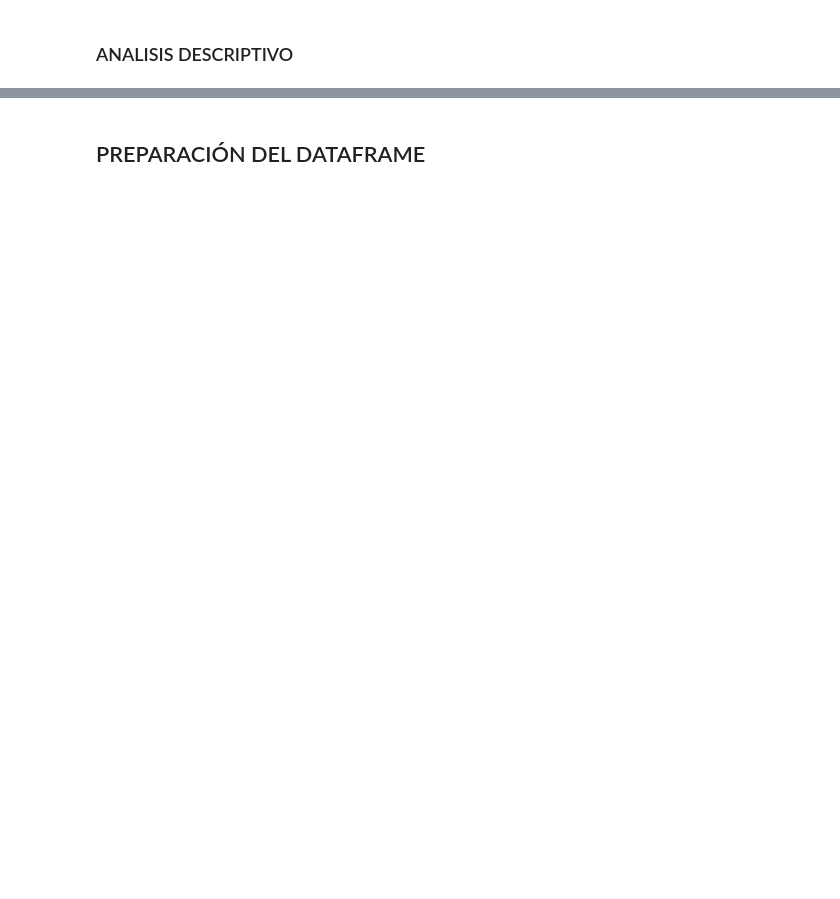
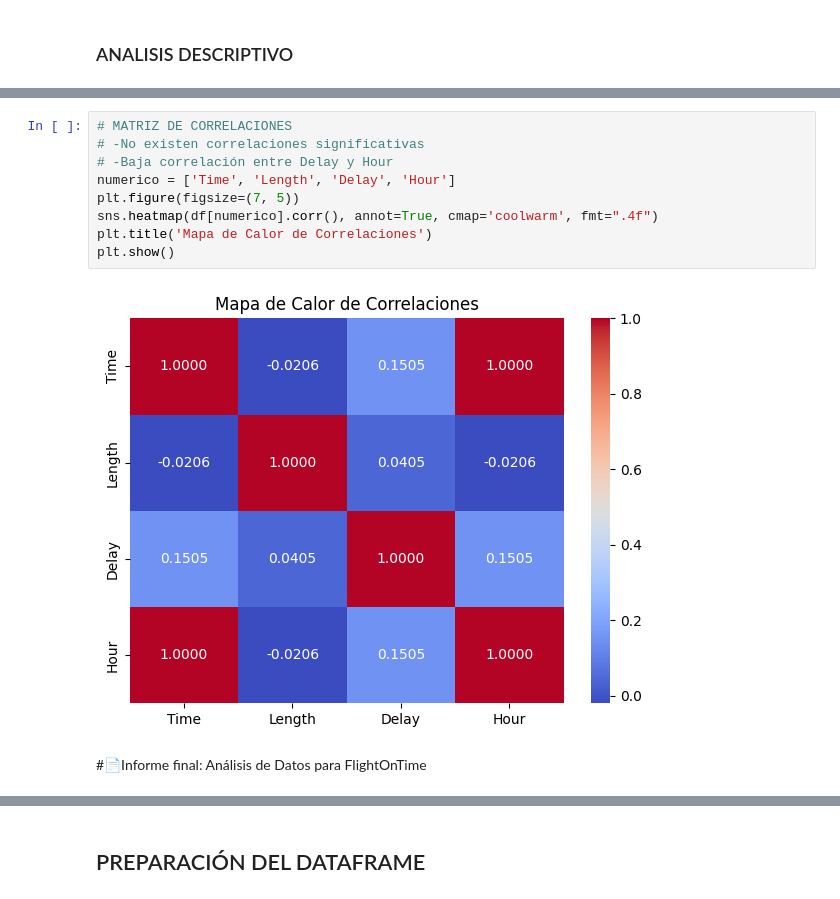
Before and after one commit to Sts87/FlightOnTime, a Jupyter notebook: FlightOnTime_Modelado 2.1.ipynb, the cells around one changed output, grey strips where cells are left out. Saved outputs shown, nothing was run; the diff lists cells and outputs as text; blank space fills up the shorter version.

Commit message:
Notas aclaratorias hasta Entrenamiento

```diff
--- a/FlightOnTime_Modelado 2.1.ipynb
+++ b/FlightOnTime_Modelado 2.1.ipynb
@@ -439,0 +352,13 @@ plt.title('Mapa de Calor de Correlaciones')
+# %%
+# MATRIZ DE CORRELACIONES
+# -No existen correlaciones significativas
+# -Baja correlación entre Delay y Hour
+numerico = ['Time', 'Length', 'Delay', 'Hour']
+plt.figure(figsize=(7, 5))
+sns.heatmap(df[numerico].corr(), annot=True, cmap='coolwarm', fmt=".4f")
+plt.title('Mapa de Calor de Correlaciones')
+plt.show()
+# %% [output]
+[figure, added]
+# %% [markdown]
+#📄Informe final: Análisis de Datos para FlightOnTime
```
Also changed, not shown: parts of 62 cells of this notebook.
